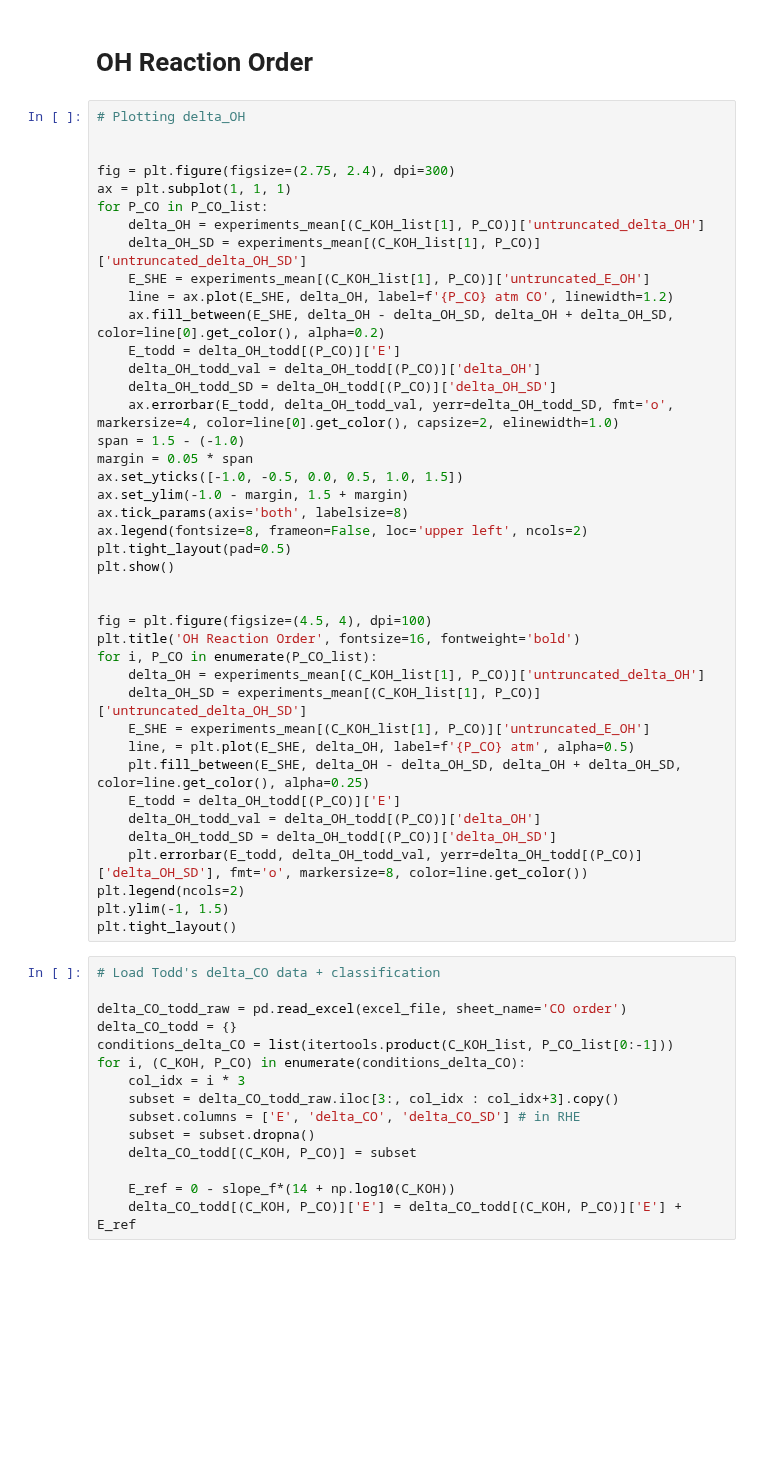
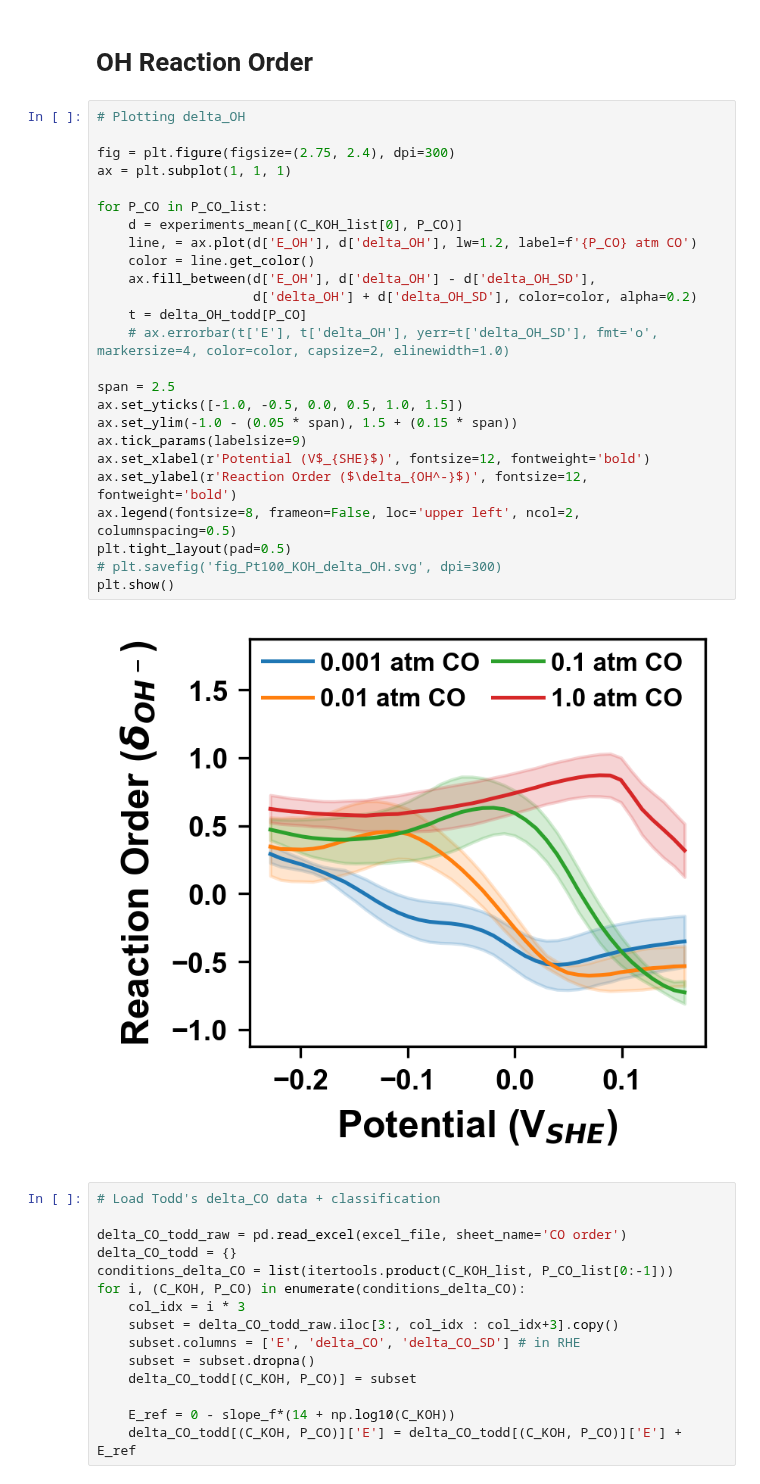
Before and after one commit to awasthivarun/MKM, a Jupyter notebook: CO_oxidation/Pt100_KOH_raw/preprocessing.ipynb, the cells around one changed output. Cells and saved outputs as stored; diff of their text form; blank space fills up the shorter version.

```diff
--- a/CO_oxidation/Pt100_KOH_raw/preprocessing.ipynb
+++ b/CO_oxidation/Pt100_KOH_raw/preprocessing.ipynb
@@ -456,46 +303,32 @@ for condition in conditions:
 # %% [markdown]
 # OH Reaction Order
-# %%
-# Plotting delta_OH
-
-
-fig = plt.figure(figsize=(2.75, 2.4), dpi=300)
-ax = plt.subplot(1, 1, 1)
-for P_CO in P_CO_list:
-    delta_OH = experiments_mean[(C_KOH_list[1], P_CO)]['untruncated_delta_OH']
-    delta_OH_SD = experiments_mean[(C_KOH_list[1], P_CO)]['untruncated_delta_OH_SD']
-    E_SHE = experiments_mean[(C_KOH_list[1], P_CO)]['untruncated_E_OH']
-    line = ax.plot(E_SHE, delta_OH, label=f'{P_CO} atm CO', linewidth=1.2)
-    ax.fill_between(E_SHE, delta_OH - delta_OH_SD, delta_OH + delta_OH_SD, color=line[0].get_color(), alpha=0.2)
-    E_todd = delta_OH_todd[(P_CO)]['E']
-    delta_OH_todd_val = delta_OH_todd[(P_CO)]['delta_OH']
-    delta_OH_todd_SD = delta_OH_todd[(P_CO)]['delta_OH_SD']
-    ax.errorbar(E_todd, delta_OH_todd_val, yerr=delta_OH_todd_SD, fmt='o', markersize=4, color=line[0].get_color(), capsize=2, elinewidth=1.0)
-span = 1.5 - (-1.0)
-margin = 0.05 * span
-ax.set_yticks([-1.0, -0.5, 0.0, 0.5, 1.0, 1.5])
-ax.set_ylim(-1.0 - margin, 1.5 + margin)
-ax.tick_params(axis='both', labelsize=8)
-ax.legend(fontsize=8, frameon=False, loc='upper left', ncols=2)
-plt.tight_layout(pad=0.5)
-plt.show()
-
-
-fig = plt.figure(figsize=(4.5, 4), dpi=100)
-plt.title('OH Reaction Order', fontsize=16, fontweight='bold')
-for i, P_CO in enumerate(P_CO_list):
-    delta_OH = experiments_mean[(C_KOH_list[1], P_CO)]['untruncated_delta_OH']
-    delta_OH_SD = experiments_mean[(C_KOH_list[1], P_CO)]['untruncated_delta_OH_SD']
-    E_SHE = experiments_mean[(C_KOH_list[1], P_CO)]['untruncated_E_OH']
-    line, = plt.plot(E_SHE, delta_OH, label=f'{P_CO} atm', alpha=0.5)
-    plt.fill_between(E_SHE, delta_OH - delta_OH_SD, delta_OH + delta_OH_SD, color=line.get_color(), alpha=0.25)
-    E_todd = delta_OH_todd[(P_CO)]['E']
-    delta_OH_todd_val = delta_OH_todd[(P_CO)]['delta_OH']
-    delta_OH_todd_SD = delta_OH_todd[(P_CO)]['delta_OH_SD']
-    plt.errorbar(E_todd, delta_OH_todd_val, yerr=delta_OH_todd[(P_CO)]['delta_OH_SD'], fmt='o', markersize=8, color=line.get_color())
-plt.legend(ncols=2)
-plt.ylim(-1, 1.5)
-plt.tight_layout()
+# %%
+# Plotting delta_OH
+
+fig = plt.figure(figsize=(2.75, 2.4), dpi=300)
+ax = plt.subplot(1, 1, 1)
+
+for P_CO in P_CO_list:
+    d = experiments_mean[(C_KOH_list[0], P_CO)]
+    line, = ax.plot(d['E_OH'], d['delta_OH'], lw=1.2, label=f'{P_CO} atm CO')
+    color = line.get_color()
+    ax.fill_between(d['E_OH'], d['delta_OH'] - d['delta_OH_SD'],
+                    d['delta_OH'] + d['delta_OH_SD'], color=color, alpha=0.2)
+    t = delta_OH_todd[P_CO]
+    # ax.errorbar(t['E'], t['delta_OH'], yerr=t['delta_OH_SD'], fmt='o', markersize=4, color=color, capsize=2, elinewidth=1.0)
+
+span = 2.5
+ax.set_yticks([-1.0, -0.5, 0.0, 0.5, 1.0, 1.5])
+ax.set_ylim(-1.0 - (0.05 * span), 1.5 + (0.15 * span))
+ax.tick_params(labelsize=9)
+ax.set_xlabel(r'Potential (V$_{SHE}$)', fontsize=12, fontweight='bold')
+ax.set_ylabel(r'Reaction Order ($\delta_{OH^-}$)', fontsize=12, fontweight='bold')
+ax.legend(fontsize=8, frameon=False, loc='upper left', ncol=2, columnspacing=0.5)
+plt.tight_layout(pad=0.5)
+# plt.savefig('fig_Pt100_KOH_delta_OH.svg', dpi=300)
+plt.show()
+# %% [output]
+[figure, added]
 # %%
 # Load Todd's delta_CO data + classification
 
```
Also changed, not shown: parts of 18 cells of this notebook, 25 other files.
